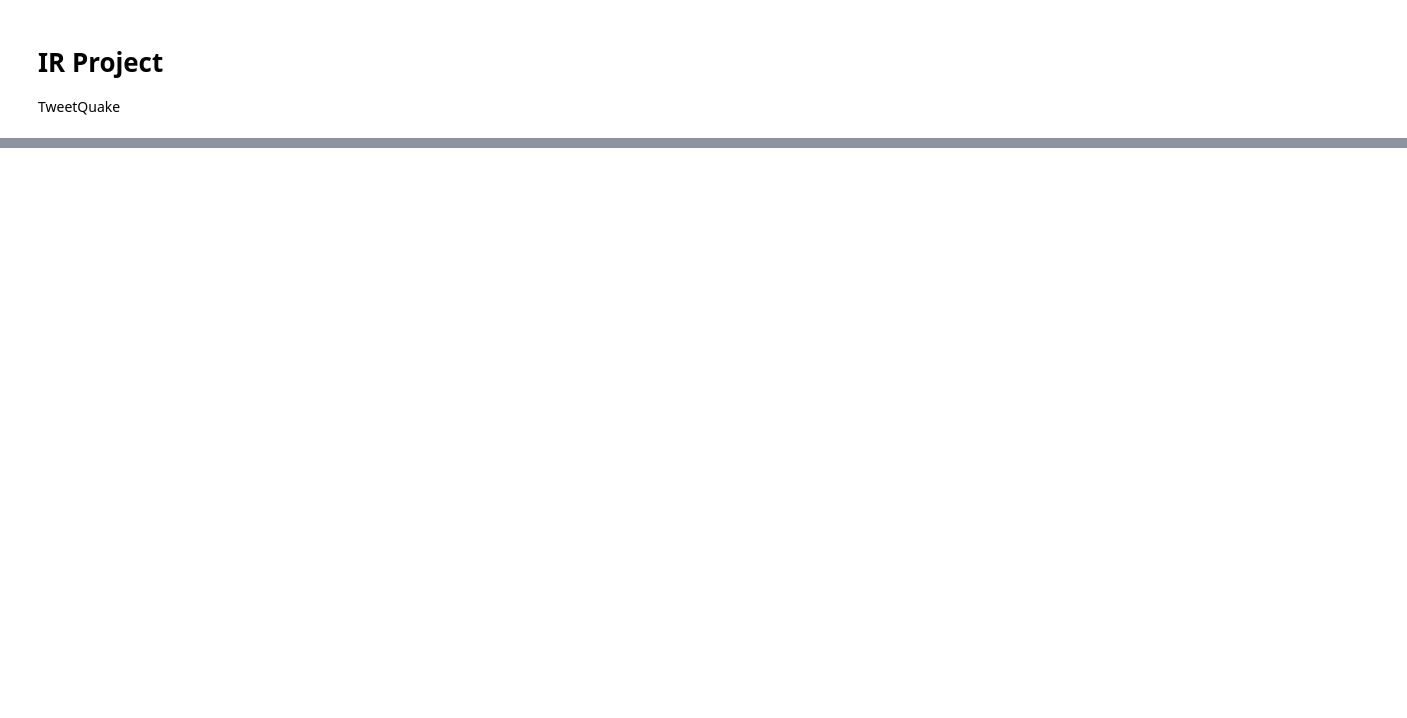
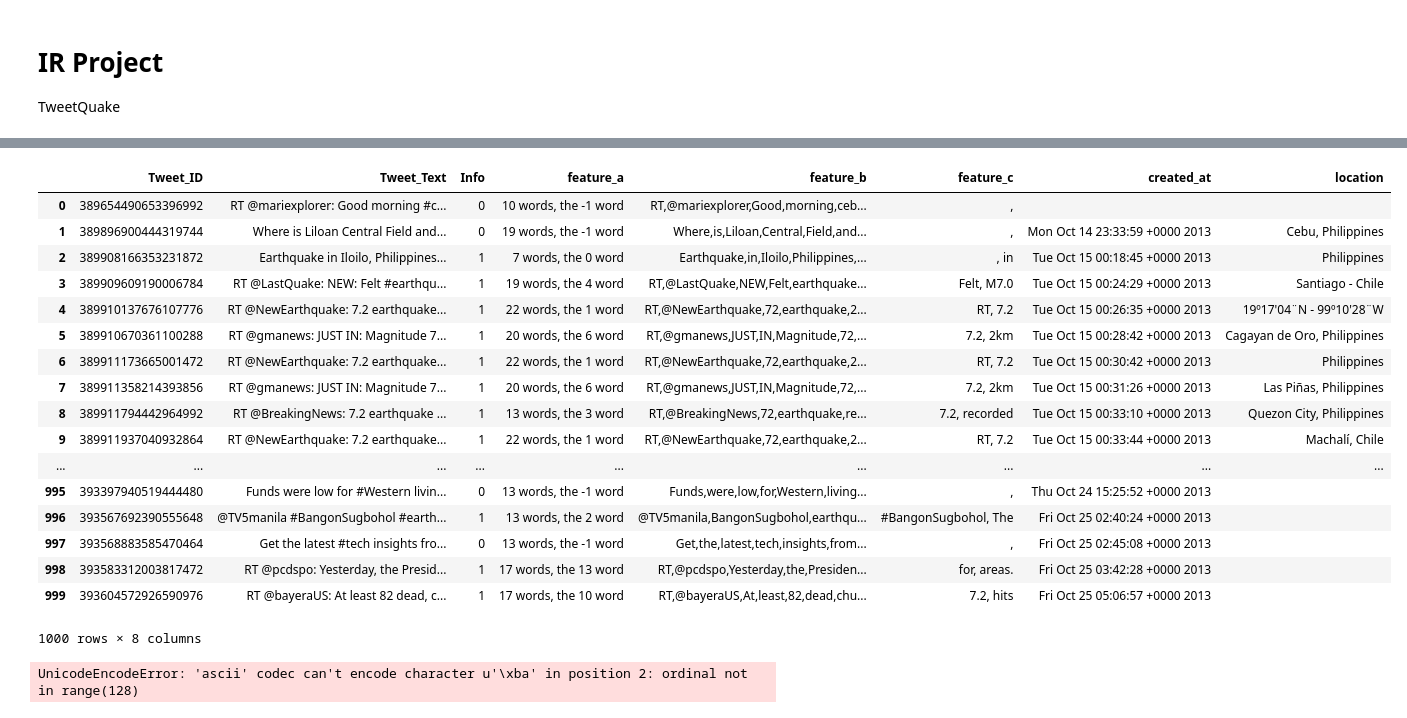
Before and after one commit to prateek470/TweetQuake, a Jupyter notebook: TweetQuake.ipynb, the cells around one changed output, grey strips where cells are left out. Cells and saved outputs as stored; diff of their text form; code cells hidden in the pictures; blank space fills up the shorter version.

```diff
--- a/TweetQuake.ipynb
+++ b/TweetQuake.ipynb
@@ -108,0 +108,23 @@ See the caveats in the documentation: http://pandas.pydata.org/pandas-docs/stabl
+# %%
+import twitter, json
+api = twitter.Api(consumer_key='4j8Uk7Hea3pdgEuJ6nkvqvVYO',
+                  consumer_secret='VU4nTJFz4KQSr66Q1MH7snV0BFEkkeL8sOnu5qGSfzU9poUSU1',
+                  access_token_key='44338623-psdoVV5cnUnS9TN0fgrtt4KoMfwxXGfevzS5CllRu',
+                  access_token_secret='VKioM8alAKMPTlE1BauuzLC1SLtXbpDWZZ6qEDPi8xz3F')
+# results = api.GetSearch(
+#     raw_query="q=earthquake%20&result_type=recent&since=2016-07-19&count=10&lang=en")
+# for each in results:
+# #     print(json.dumps(each, indent=2))
+#     print each
+
+# Find tweets using tweet ID
+res = api.GetStatus(389949367009808384)
+# print res
+def find_created_at(id):
+    try:
+        res = api.GetStatus(id)
+        return res.created_at
+    except:
+        return ''
+X['created_at'] = X.Tweet_ID.astype(int).apply(find_created_at)
+X
@@ -108,0 +167,32 @@ See the caveats in the documentation: http://pandas.pydata.org/pandas-docs/stabl
+# %%
+def find_location(id):
+    try:
+        return api.GetStatus(id).user.location
+    except:
+        return ''
+X['location'] = X.Tweet_ID.astype(int).apply(find_location)
+# %%
+X
+# %% [output]
+|  | Tweet_ID | Tweet_Text | Info | feature_a | feature_b | feature_c | created_at | location |
+| 0 | 389654490653396992 | RT @mariexplorer: Good morning #c... | 0 | 10 words, the -1 word | RT,@mariexplorer,Good,morning,ceb... | , |  |  |
+| 1 | 389896900444319744 | Where is Liloan Central Field and... | 0 | 19 words, the -1 word | Where,is,Liloan,Central,Field,and... | , | Mon Oct 14 23:33:59 +0000 2013 | Cebu, Philippines |
+| 2 | 389908166353231872 | Earthquake in Iloilo, Philippines... | 1 | 7 words, the 0 word | Earthquake,in,Iloilo,Philippines,... | , in | Tue Oct 15 00:18:45 +0000 2013 | Philippines |
+| 3 | 389909609190006784 | RT @LastQuake: NEW: Felt #earthqu... | 1 | 19 words, the 4 word | RT,@LastQuake,NEW,Felt,earthquake... | Felt, M7.0 | Tue Oct 15 00:24:29 +0000 2013 | Santiago - Chile |
+| 4 | 389910137676107776 | RT @NewEarthquake: 7.2 earthquake... | 1 | 22 words, the 1 word | RT,@NewEarthquake,72,earthquake,2... | RT, 7.2 | Tue Oct 15 00:26:35 +0000 2013 | 19º17'04¨N - 99º10'28¨W |
+| 5 | 389910670361100288 | RT @gmanews: JUST IN: Magnitude 7... | 1 | 20 words, the 6 word | RT,@gmanews,JUST,IN,Magnitude,72,... | 7.2, 2km | Tue Oct 15 00:28:42 +0000 2013 | Cagayan de Oro, Philippines |
+| 6 | 389911173665001472 | RT @NewEarthquake: 7.2 earthquake... | 1 | 22 words, the 1 word | RT,@NewEarthquake,72,earthquake,2... | RT, 7.2 | Tue Oct 15 00:30:42 +0000 2013 | Philippines |
+| 7 | 389911358214393856 | RT @gmanews: JUST IN: Magnitude 7... | 1 | 20 words, the 6 word | RT,@gmanews,JUST,IN,Magnitude,72,... | 7.2, 2km | Tue Oct 15 00:31:26 +0000 2013 | Las Piñas, Philippines |
+| 8 | 389911794442964992 | RT @BreakingNews: 7.2 earthquake ... | 1 | 13 words, the 3 word | RT,@BreakingNews,72,earthquake,re... | 7.2, recorded | Tue Oct 15 00:33:10 +0000 2013 | Quezon City, Philippines |
+| 9 | 389911937040932864 | RT @NewEarthquake: 7.2 earthquake... | 1 | 22 words, the 1 word | RT,@NewEarthquake,72,earthquake,2... | RT, 7.2 | Tue Oct 15 00:33:44 +0000 2013 | Machalí, Chile |
+| ... | ... | ... | ... | ... | ... | ... | ... | ... |
+| 995 | 393397940519444480 | Funds were low for #Western livin... | 0 | 13 words, the -1 word | Funds,were,low,for,Western,living... | , | Thu Oct 24 15:25:52 +0000 2013 |  |
+| 996 | 393567692390555648 | @TV5manila #BangonSugbohol #earth... | 1 | 13 words, the 2 word | @TV5manila,BangonSugbohol,earthqu... | #BangonSugbohol, The | Fri Oct 25 02:40:24 +0000 2013 |  |
+| 997 | 393568883585470464 | Get the latest #tech insights fro... | 0 | 13 words, the -1 word | Get,the,latest,tech,insights,from... | , | Fri Oct 25 02:45:08 +0000 2013 |  |
+| 998 | 393583312003817472 | RT @pcdspo: Yesterday, the Presid... | 1 | 17 words, the 13 word | RT,@pcdspo,Yesterday,the,Presiden... | for, areas. | Fri Oct 25 03:42:28 +0000 2013 |  |
+| 999 | 393604572926590976 | RT @bayeraUS: At least 82 dead, c... | 1 | 17 words, the 10 word | RT,@bayeraUS,At,least,82,dead,chu... | 7.2, hits | Fri Oct 25 05:06:57 +0000 2013 |  |
+1000 rows × 8 columns
+# %%
+X.to_csv('new_data.csv', sep=',')
+# %% [output]
+UnicodeEncodeError: 'ascii' codec can't encode character u'\xba' in position 2: ordinal not in range(128)
```
Also changed, not shown: parts of 3 cells of this notebook, 1 other file.
